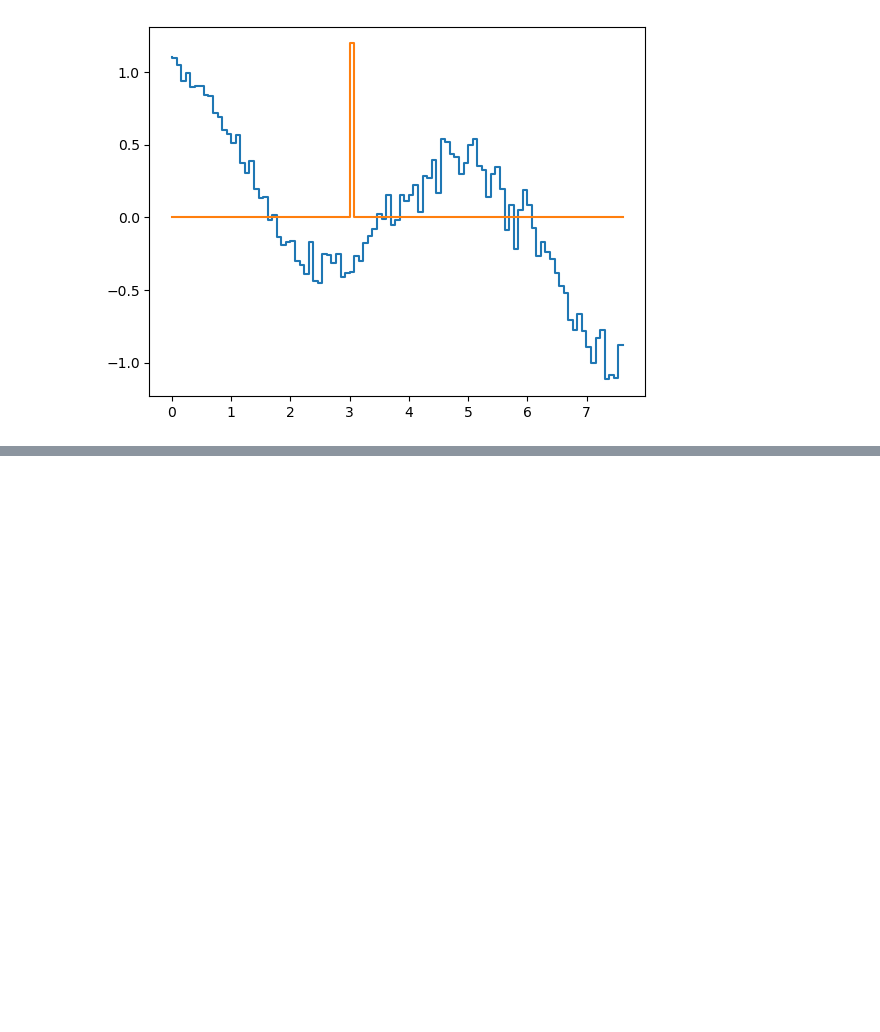
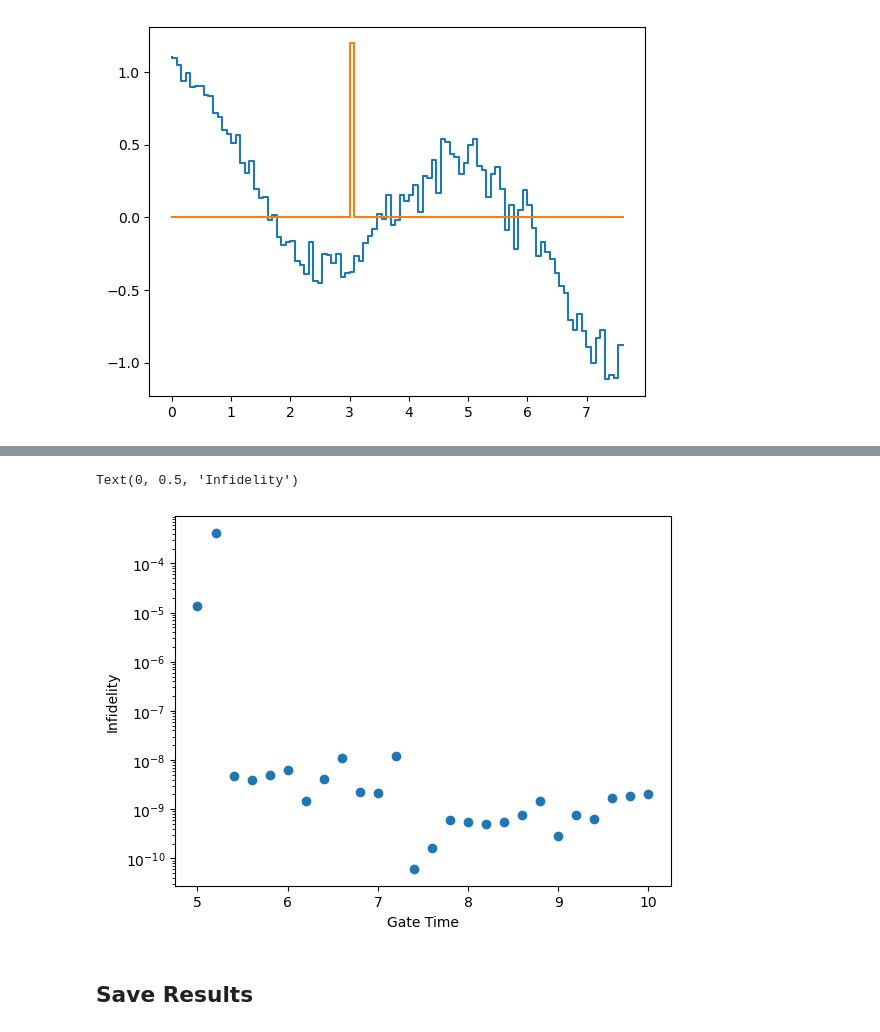
Before and after one commit to pmathur007/robust-rydberg-gates, a Jupyter notebook: goat_testing.ipynb, the cells around one changed output, grey strips where cells are left out. Cells and saved outputs as stored; diff of their text form; code cells hidden in the pictures; blank space fills up the shorter version.

```diff
--- a/goat_testing.ipynb
+++ b/goat_testing.ipynb
@@ -287,8 +276,8 @@ to_phase_func = lambda t: data_from_tstep(t, t_steps, res.x[:-1])
 chebyshev_drive_strength_func = lambda t: 1
 chebyshev_phase_func = lambda t: chebyshev.chebval((2/t_max)*t-1, res.x[:-1])
 
-# results = simulate_gate(chebyshev_drive_strength_func, chebyshev_phase_func, 100, 0, t_min, t_max, 1001)
-results = simulate_gate(to_drive_strength_func, to_phase_func, 100, 0, t_min, t_max, 1001)
+results = simulate_gate(chebyshev_drive_strength_func, chebyshev_phase_func, 100, 0, t_min, t_max, 1001)
+# results = simulate_gate(to_drive_strength_func, to_phase_func, 100, 0, t_min, t_max, 1001)
 print(f"F = {calculate_fidelity(results, single_qubit_phase=res.x[-1])}")
 plt.show()
 # %% [output]
@@ -315,3 +454,12 @@ plt.show()
+# %%
+plt.semilogy(gate_times, fidelities, linestyle="", marker="o")
+plt.xlabel("Gate Time")
+plt.ylabel("Infidelity")
+# %% [output]
+Text(0, 0.5, 'Infidelity')
+[figure, added]
+# %% [markdown]
+## Save Results
 # %%
 # save results
 import pickle
```
Also changed, not shown: parts of 9 cells of this notebook, 4 other files.
